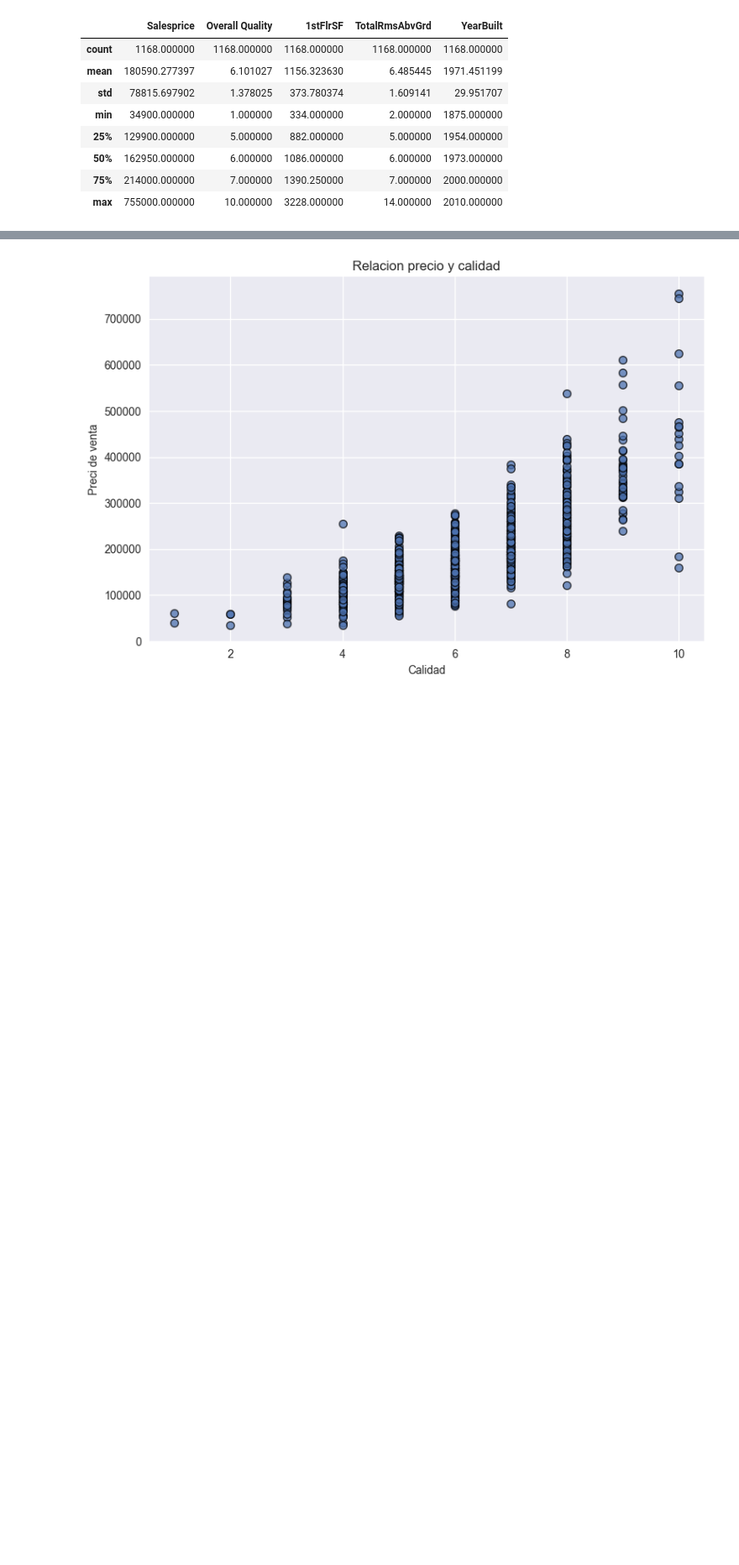
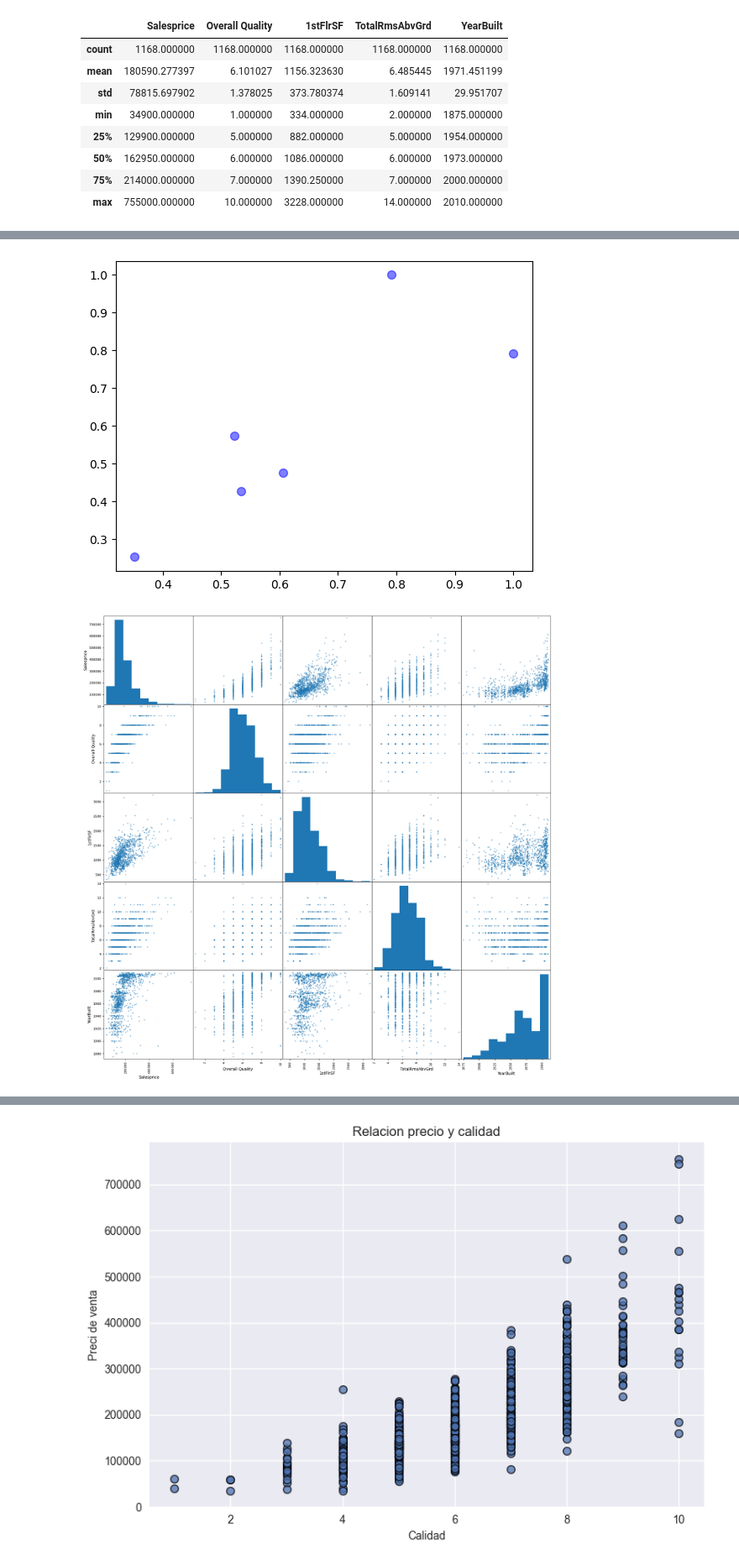
Before and after one commit to Senryo1/proyecto, a Jupyter notebook: proyecto.ipynb, the cells around one changed output, grey strips where cells are left out. Shown at 84% size. Saved outputs shown, nothing was run; the diff lists cells and outputs as text; code cells hidden in the pictures; blank space fills up the shorter version.

```diff
--- a/proyecto.ipynb
+++ b/proyecto.ipynb
@@ -59,0 +134,40 @@ dtype: float64 <built-in function min>
+# %%
+fig,ax = plt.subplots()
+ax.scatter(corr_matrix.Salesprice, corr_matrix['Overall Quality'], s=50, c='blue', alpha=0.5)
+plt.show()
+ax.set_xlabel('Overall Qualilty')
+ax.set_ylabel('Sales Price')
+ax.set_title('Sales price vs Overall Quality')
+pd_plot.scatter_matrix(df80, figsize=(20, 20))
+plt.show()
+# Crear una matriz de gráficos de dispersión y histogramas
+fig, axs = plt.subplots(len(df80.columns), len(df80.columns), figsize=(25, 25))
+# Iterar sobre todas las combinaciones de columnas
+for i in range(len(df80.columns)):
+    for j in range(len(df80.columns)):
+        # Crear un gráfico de dispersión o histograma para cada combinación de columnas
+                axs[i,j].scatter(df80[df80.columns[j]], df80[df80.columns[i]], alpha=0.5)
+                axs[i,j].xaxis.set_tick_params(labelbottom=False)
+                axs[i,j].yaxis.set_tick_params(labelleft=False)
+        # Calcular la correlación y agregarla como texto en el gráfico
+               # corrcoef = np.corrcoef(df80[df80.columns[j]], df80[df80.columns[i]])[0, 1]
+                corrcoef = df80.corr().iloc[i,j]
+
+                axs[i,j].text(0.05, 0.95, f"Corr: {corrcoef:.2f}", transform=axs[i,j].transAxes,ha="left", va="top")
+                # Añadir etiquetas a los ejes
+                if i == len(df80.columns)-1:
+                    axs[i,j].set_xlabel(df80.columns[j])
+                    if j == 0:
+                        axs[i,j].set_ylabel(df80.columns[i])
+                        if i == 0 and j == 0:
+                            axs[i,j].set_title(df80.columns[j])
+                        # Ajustar los límites de los ejes
+                        x_min, x_max = df80[df80.columns[j]].min(), df80[df80.columns[j]].max()
+                        y_min, y_max = df80[df80.columns[i]].min(), df80[df80.columns[i]].max()
+                        x_margin, y_margin = (x_max-x_min)*0.1, (y_max-y_min)*0.1
+                        axs[i,j].set_xlim(x_min-x_margin, x_max+x_margin)
+                        axs[i,j].set_ylim(y_min-y_margin, y_max+y_margin)
+plt.show()
+# %% [output]
+[figure, added]
+[figure, added]
```
Also changed, not shown: parts of 14 cells of this notebook.
